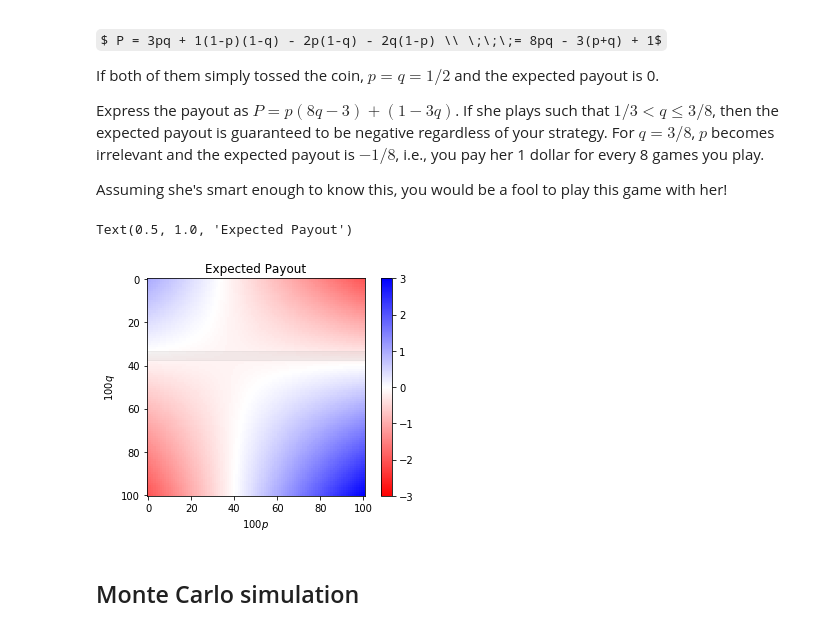
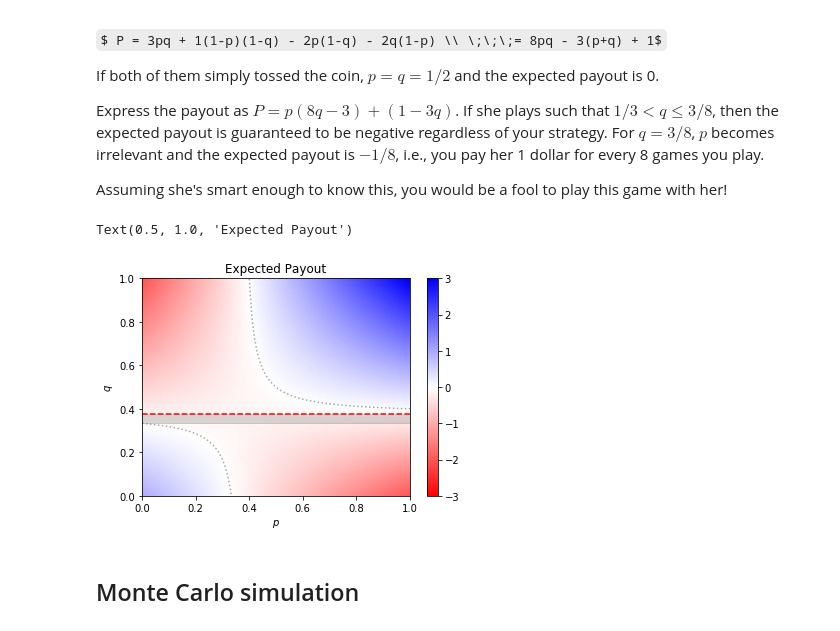
Before and after one commit to arunkannawadi/cardgame, a Jupyter notebook: PennyGame.ipynb, the cells around one changed output. Saved outputs shown, nothing was run; the diff lists cells and outputs as text; code cells hidden in the pictures; some formulas as TeX source.

Commit message:
plot payout better as scatterplot

```diff
--- a/PennyGame.ipynb
+++ b/PennyGame.ipynb
@@ -30,20 +30,28 @@ import matplotlib.cm as cm
 # %%
 p = np.linspace(0,1,101)
 X, Y = np.meshgrid(p,p)
 P = 8*X*Y - 3*(X+Y) + 1
 
 fig, ax = plt.subplots()
-#ax.scatter(X, Y, color=P)
-#ax.pcolormesh(P, cmap=cm.bwr, vmin=-3, vmax=3)
-_im = ax.imshow(P, cmap=cm.bwr_r, vmin=-3, vmax=3)
+_im = ax.scatter(X.flatten(), Y.flatten(), c=P.flatten(), cmap=cm.bwr_r, vmin=-3, vmax=3 )
 _cbar = fig.colorbar(_im, ax=ax)
-ax.axhspan(ymin=100./3, ymax=300./8, color='gray', alpha=0.1 )
-ax.set_xlabel(r'$100p$')
-ax.set_ylabel(r'$100q$')
+
+## Plot the zeros
+ax.plot(p[p<0.375], ((1.-3*p)/(3.-8*p))[p<0.375], color='gray', alpha=0.7, ls=':')
+ax.plot(p[p>0.375], ((1.-3*p)/(3.-8*p))[p>0.375], color='gray', alpha=0.7, ls=':')
+
+## Plot the best strategy for her
+ax.axhspan(ymin=1./3, ymax=3./8, color='gray', alpha=0.3 )
+ax.axhline(3./8, color='r', ls='--')
+
+ax.set_xlim([0,1])
+ax.set_ylim([0,1])
+ax.set_xlabel(r'$p$')
+ax.set_ylabel(r'$q$')
 ax.set_title('Expected Payout')
 # %% [output]
 Text(0.5, 1.0, 'Expected Payout')
-[figure, old version]
+[figure, new version]
 # %% [markdown]
 ## Monte Carlo simulation
 # %%
```
